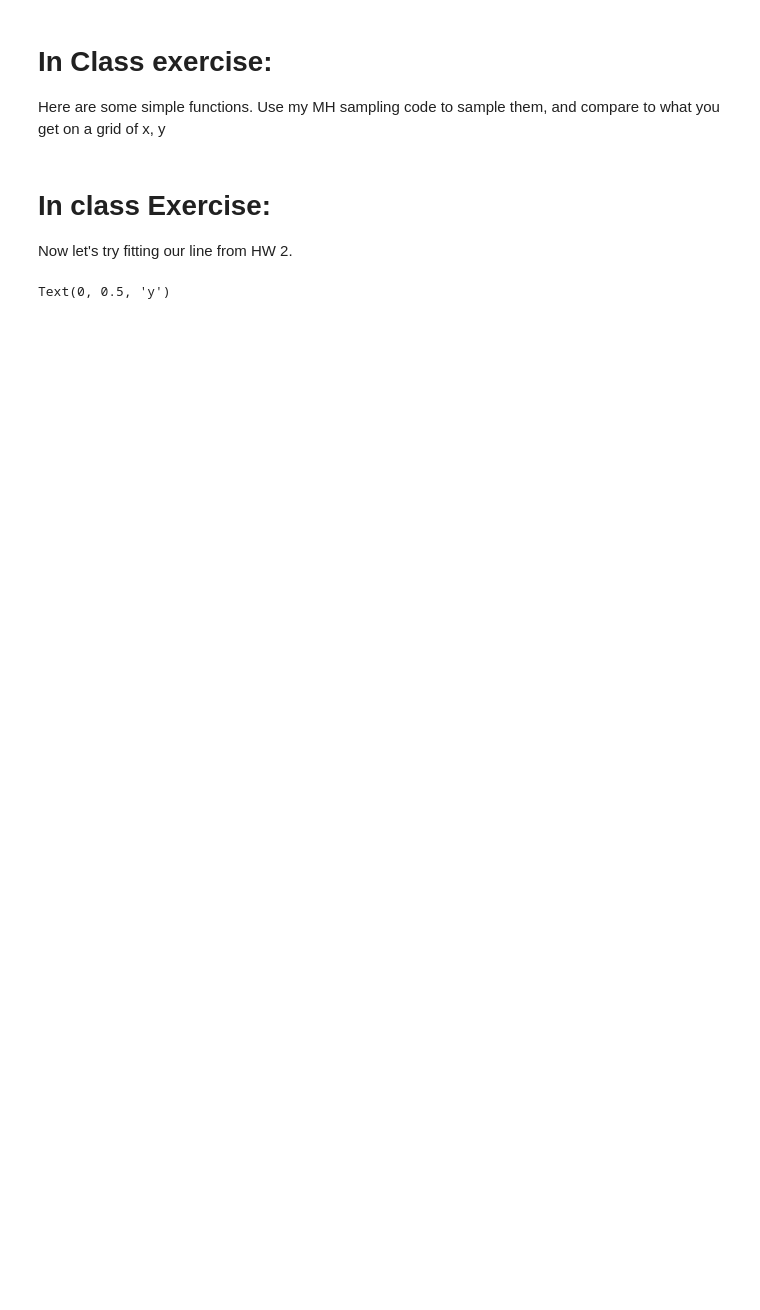
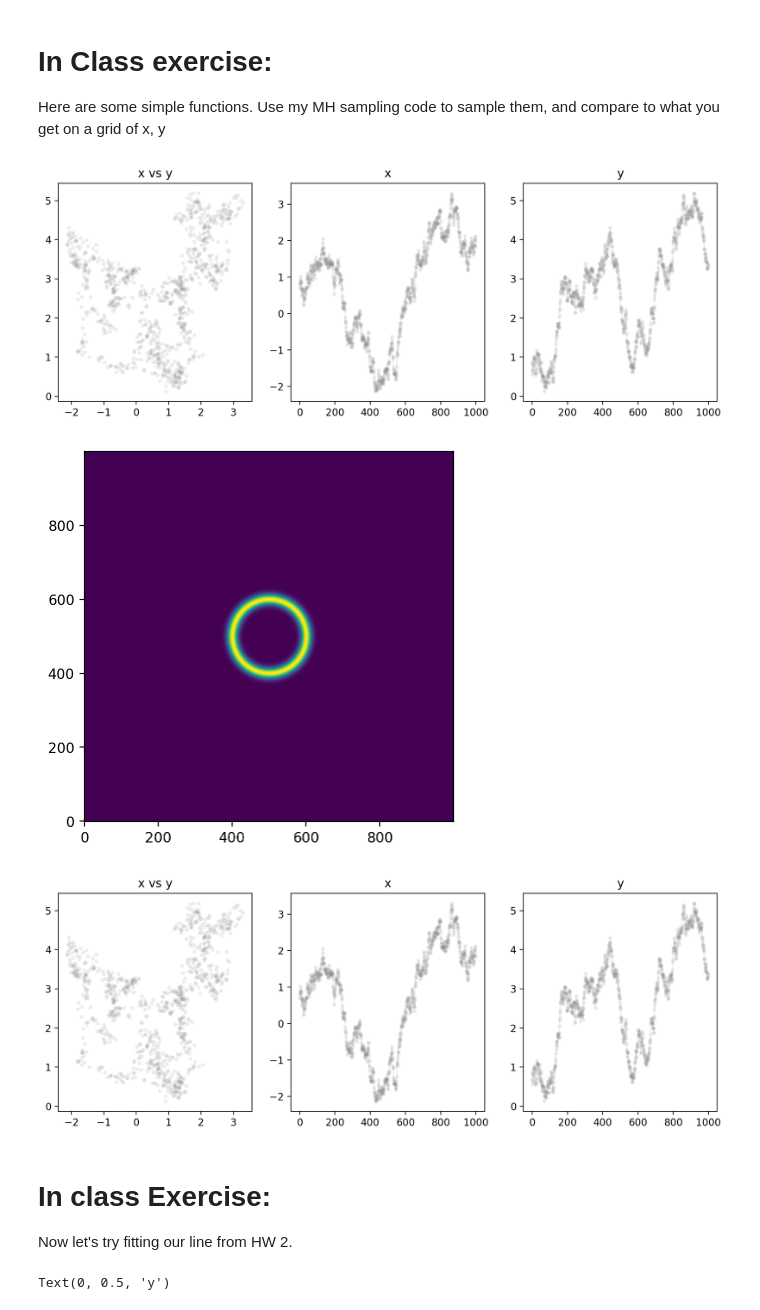
Before and after one commit to abbystokes/Big-Data-in-Astro, a Jupyter notebook: Week 4/lecture06.ipynb, the cells around one changed output. Saved outputs shown, nothing was run; the diff lists cells and outputs as text; code cells hidden in the pictures; blank space fills up the shorter version.

```diff
--- a/Week 4/lecture06.ipynb
+++ b/Week 4/lecture06.ipynb
@@ -473,11 +487,11 @@ def eggbox_lnP(x, y):
 def sphshell_lnP(x, y, s=0.1):
     return -(np.sqrt(x**2+y**2) - 1)**2/(2.0*s**2)
 # %%
-def metropolis_hastings(p, x0, sigma, *args, nsamp=1000):
+def metropolis_hastings(logp, x0, sigma, *args, nsamp=1000):
 
     ndim = len(x0)
     try:
-        test_val = p(*x0, *args)
+        test_val = logp(*x0, *args)
         if not np.isfinite(test_val):
             raise ValueError('Function at starting position is not finite')
 
@@ -510,7 +524,7 @@ def metropolis_hastings(p, x0, sigma, *args, nsamp=1000):
         x_prime = x + sigma*np.random.randn(ndim)
 
 
-        if np.random.rand() < (p(*x_prime, *args) / p(*x, *args)):
+        if np.log(np.random.rand()) < (logp(*x_prime, *args) / logp(*x, *args)):
             x = x_prime
 
         # we save the sample to the chain
@@ -530,6 +544,9 @@ def mh_demo(p, x0, sigma, nsamp=1000):
 
     # plot all the data in grey
     ax0.scatter(samples[:, 0], samples[:, 1], color='grey', alpha=0.1, marker='.')
+    ax0.set_title('x vs y')
     ax1.plot(samples[:, 0], marker='.', color='grey', alpha=0.1, ls='-')
+    ax1.set_title('x')
     ax2.plot(samples[:, 1], marker='.', color='grey', alpha=0.1, ls='-')
+    ax2.set_title('y')
     return fig
@@ -538,3 +553,24 @@ def mh_demo(p, x0, sigma, nsamp=1000):
+# %%
+# Your code here
+x = np.arange(-5,5,0.01)
+y = np.arange(-5,5,0.01)
+
+X,Y=np.meshgrid(x,y)
+f=np.vectorize(sphshell_lnP)
+val=f(X,Y)
+
+plt.imshow(np.exp(val),origin='lower')
+
+x0=(1,1)
+sigma=(.1,.1)
+
+mh_demo(sphshell_lnP,[1,1],[.1,.1])
+
+#mh_demo(Rosenbrock_lnP,x0,sigma)
+# %% [output]
+[figure, added]
+[figure, added]
+[figure, added]
 # %% [markdown]
 # In class Exercise:
 
```
Also changed, not shown: parts of 21 cells of this notebook, 19 other files.
